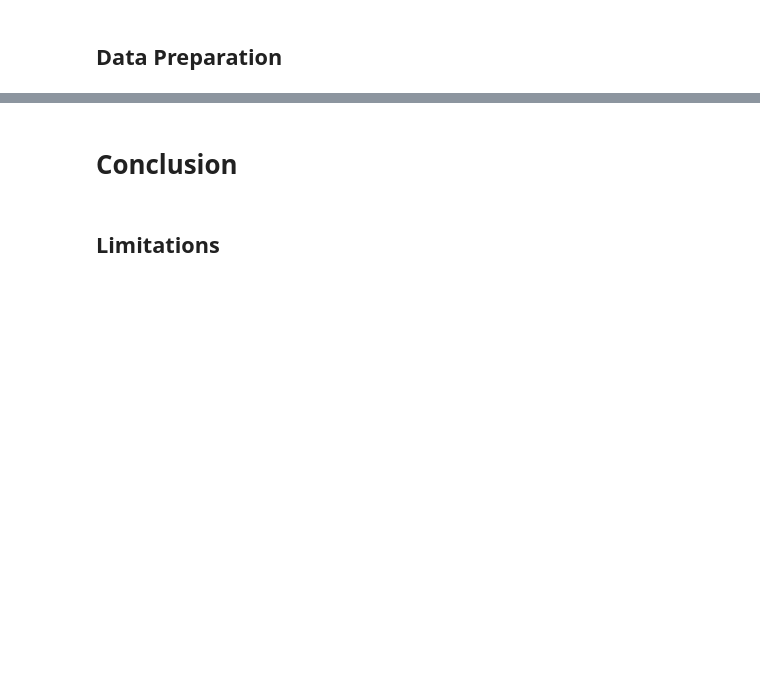
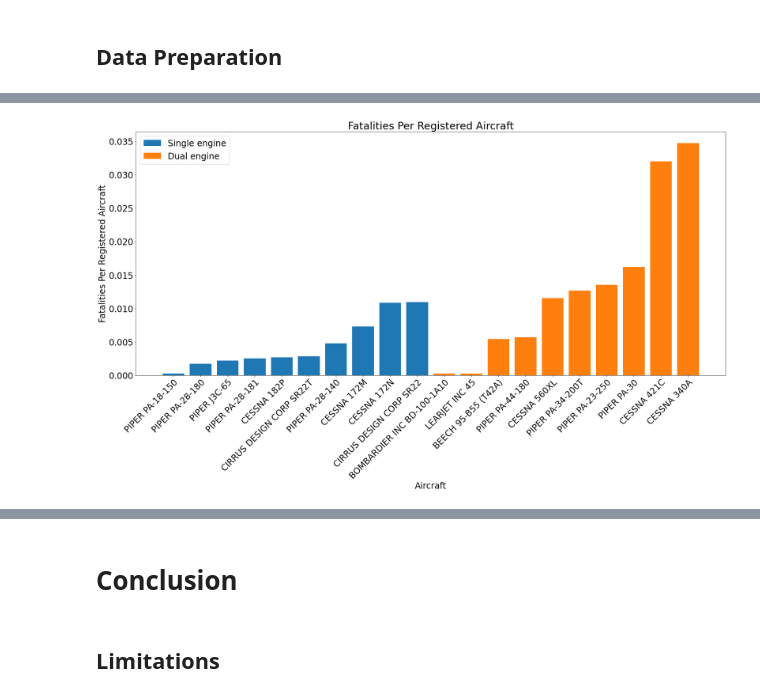
Before and after one commit to MattLeRoi/Aircraft_Safety, a Jupyter notebook: Aircraft safety.ipynb, the cells around one changed output, grey strips where cells are left out. Saved outputs shown, nothing was run; the diff lists cells and outputs as text; code cells hidden in the pictures; blank space fills up the shorter version.

```diff
--- a/Aircraft safety.ipynb
+++ b/Aircraft safety.ipynb
@@ -6,0 +128,3 @@
+# %%
+# Drop rows that are missing Make or Model info.
+reduced_df.dropna(subset=['Model', 'Make'], inplace=True)
@@ -8,0 +169,23 @@
+# %%
+# Merge registration data with accident data and drop redundant columns.
+merged = pd.merge(accident_sums, acft_grouped, left_on='make.model', right_on='mfr.model', how='inner')
+merged.sort_values(by='N-NUMBER', ascending=False, inplace=True)
+merged.drop(columns=['mfr.model','MFR','MODEL'], inplace=True)
+
+# Add columns with data normalized by number of registered planes.
+merged['fatalities.per.plane'] = merged['Total.Fatal.Injuries']/merged['N-NUMBER']
+merged['serious.per.plane'] = merged['Total.Serious.Injuries']/merged['N-NUMBER']
+merged['minor.per.plane'] = merged['Total.Minor.Injuries']/merged['N-NUMBER']
+merged['uninjured.per.plane'] = merged['Total.Uninjured']/merged['N-NUMBER']
+merged['occurrences.per.plane'] = merged['occurrences']/merged['N-NUMBER']
+
+# Add number of people effected per plane column
+merged['total.people.effected.per.plane'] = merged['fatalities.per.plane']+merged['serious.per.plane']+merged['minor.per.plane']+merged['uninjured.per.plane']
+
+# Reset number of engines to be per plane (this column was summed earlier)
+# and create top ten lists for single and dual engine aircraft.
+merged['Number.of.Engines'] = round(merged['Number.of.Engines']/merged['occurrences'], 0)
+merged['Number.of.Engines'].value_counts()
+single_eng_top_ten = merged[merged['Number.of.Engines'] == 1].head(10)
+dual_eng_top_ten = merged[merged['Number.of.Engines'] == 2].head(10)
+dual_eng_top_ten
@@ -8,0 +204,21 @@
+# %%
+single_eng_top_ten.sort_values('fatalities.per.plane', inplace=True)
+x = single_eng_top_ten['make.model']
+y = single_eng_top_ten['fatalities.per.plane']
+dual_eng_top_ten.sort_values('fatalities.per.plane', inplace=True)
+x2 = dual_eng_top_ten['make.model']
+y2 = dual_eng_top_ten['fatalities.per.plane']
+
+plt.rcParams['font.size'] = 24
+plt.figure(figsize=(25, 15))
+plt.bar(x, y+.0003, label='Single engine') # added a small amount so that bars with value = 0 would show
+plt.bar(x2, y2+.0003, label='Dual engine')
+plt.xlabel("Aircraft")
+plt.ylabel("Fatalities Per Registered Aircraft")
+plt.title("Fatalities Per Registered Aircraft")
+plt.xticks(rotation=45, ha="right", wrap=True)
+plt.tight_layout()
+plt.legend()
+plt.show()
+# %% [output]
+[figure, added]
```
Also changed, not shown: parts of 27 cells of this notebook, 4 other files.
